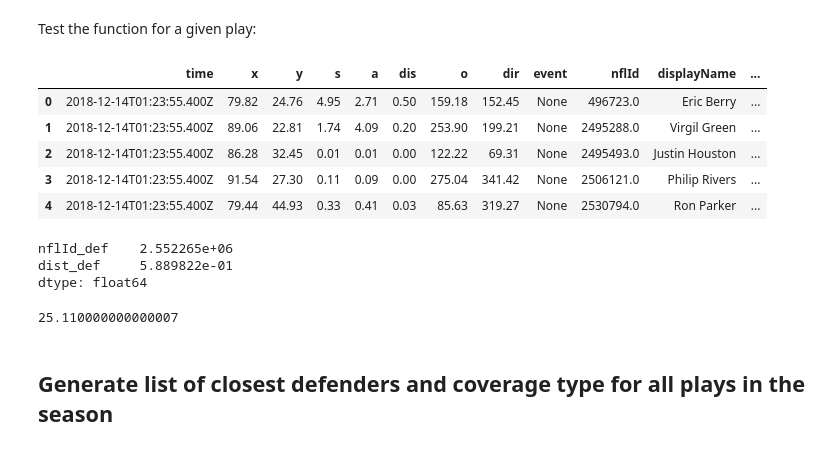
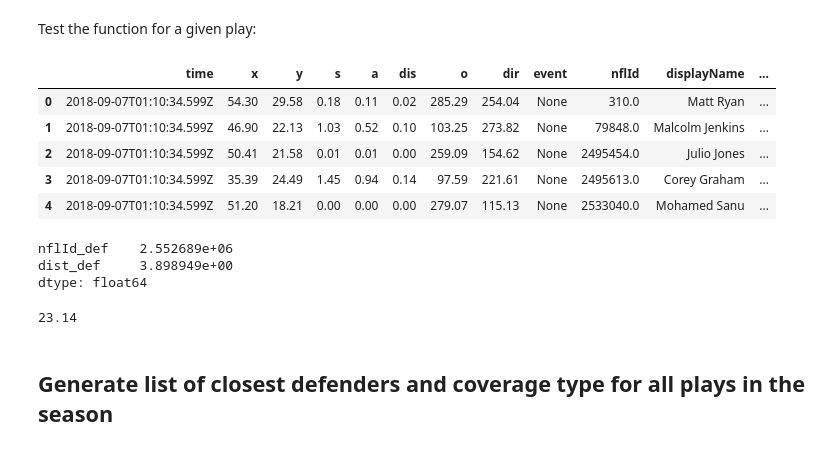
Before and after one commit to pschlais/kaggle_bigdatabowl_2021, a Jupyter notebook: Target_defender_performance.ipynb, the cells around one changed output. Cells and saved outputs as stored; diff of their text form; code cells hidden in the pictures.

```diff
--- a/Target_defender_performance.ipynb
+++ b/Target_defender_performance.ipynb
@@ -201,28 +201,28 @@ def depth_of_pass(track_df):
 # %% [markdown]
 Test the function for a given play:
 # %%
-game_id = 2018121300
-play_id = 84
+game_id = 2018090600
+play_id = 190
 x = pd.merge(track_df[(track_df.gameId == game_id) & (track_df.playId == play_id)], target_df,
              how='left', on=['gameId','playId'])
 x.head()
 # %% [output]
 |  | time | x | y | s | a | dis | o | dir | event | nflId | displayName | ... |
-| 0 | 2018-12-14T01:23:55.400Z | 79.82 | 24.76 | 4.95 | 2.71 | 0.50 | 159.18 | 152.45 | None | 496723.0 | Eric Berry | ... |
-| 1 | 2018-12-14T01:23:55.400Z | 89.06 | 22.81 | 1.74 | 4.09 | 0.20 | 253.90 | 199.21 | None | 2495288.0 | Virgil Green | ... |
-| 2 | 2018-12-14T01:23:55.400Z | 86.28 | 32.45 | 0.01 | 0.01 | 0.00 | 122.22 | 69.31 | None | 2495493.0 | Justin Houston | ... |
-| 3 | 2018-12-14T01:23:55.400Z | 91.54 | 27.30 | 0.11 | 0.09 | 0.00 | 275.04 | 341.42 | None | 2506121.0 | Philip Rivers | ... |
-| 4 | 2018-12-14T01:23:55.400Z | 79.44 | 44.93 | 0.33 | 0.41 | 0.03 | 85.63 | 319.27 | None | 2530794.0 | Ron Parker | ... |
+| 0 | 2018-09-07T01:10:34.599Z | 54.30 | 29.58 | 0.18 | 0.11 | 0.02 | 285.29 | 254.04 | None | 310.0 | Matt Ryan | ... |
+| 1 | 2018-09-07T01:10:34.599Z | 46.90 | 22.13 | 1.03 | 0.52 | 0.10 | 103.25 | 273.82 | None | 79848.0 | Malcolm Jenkins | ... |
+| 2 | 2018-09-07T01:10:34.599Z | 50.41 | 21.58 | 0.01 | 0.01 | 0.00 | 259.09 | 154.62 | None | 2495454.0 | Julio Jones | ... |
+| 3 | 2018-09-07T01:10:34.599Z | 35.39 | 24.49 | 1.45 | 0.94 | 0.14 | 97.59 | 221.61 | None | 2495613.0 | Corey Graham | ... |
+| 4 | 2018-09-07T01:10:34.599Z | 51.20 | 18.21 | 0.00 | 0.00 | 0.00 | 279.07 | 115.13 | None | 2533040.0 | Mohamed Sanu | ... |
 # %%
 closest_defender(x, game_df, play_df)
 # %% [output]
-nflId_def    2.552265e+06
-dist_def     5.889822e-01
+nflId_def    2.552689e+06
+dist_def     3.898949e+00
 dtype: float64
 # %%
 depth_of_pass(x)
 # %% [output]
-25.110000000000007
+23.14
 # %% [markdown]
 ## Generate list of closest defenders and coverage type for all plays in the season
 # %%
```
Also changed, not shown: parts of 58 cells of this notebook, 5 other files.
